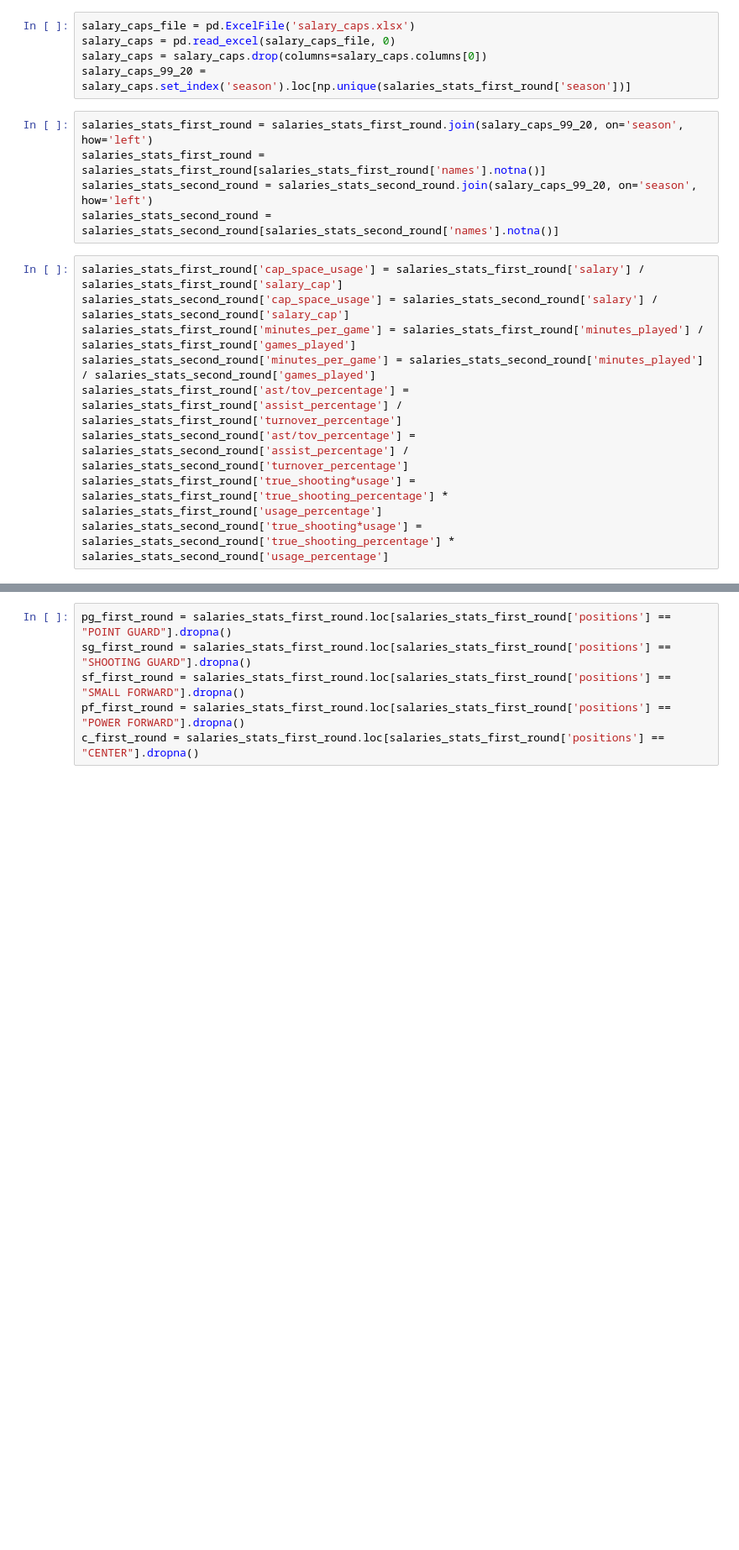
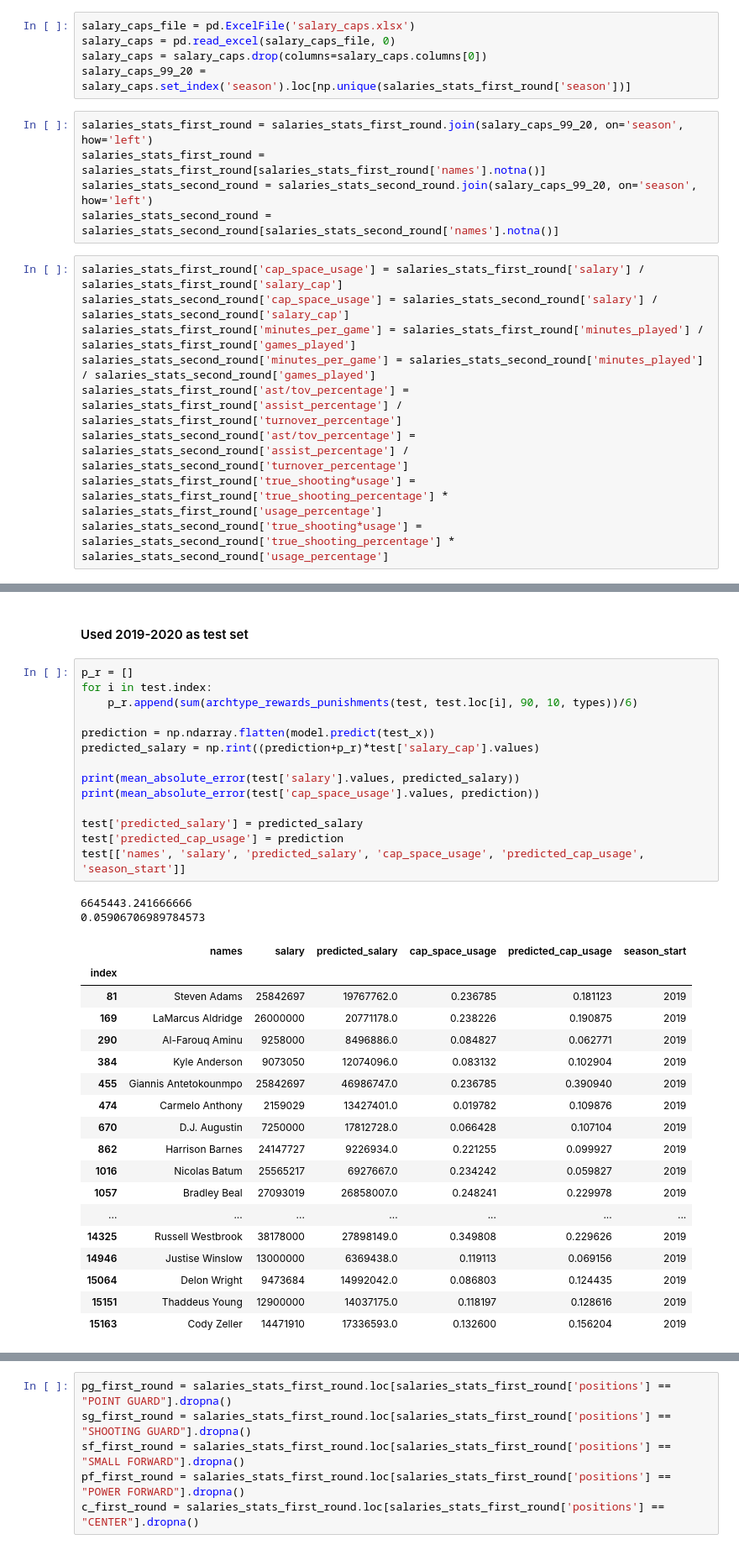
Before and after one commit to ZachLiu519/nba-model, a Jupyter notebook: week_2_data_exploration/filtered_stats_correlations.ipynb, the cells around one changed output, grey strips where cells are left out. Shown: that part at 84% size. Drawn from its saved outputs; the diff is of its cells as text; blank space fills up the shorter version.

```diff
--- a/week_2_data_exploration/filtered_stats_correlations.ipynb
+++ b/week_2_data_exploration/filtered_stats_correlations.ipynb
@@ -130,0 +365,37 @@ Index(['key', 'names', 'salary', 'season_start', 'positions', 'age',
+# %% [markdown]
+#### Used 2019-2020 as test set
+# %%
+p_r = []
+for i in test.index:
+    p_r.append(sum(archtype_rewards_punishments(test, test.loc[i], 90, 10, types))/6)
+
+prediction = np.ndarray.flatten(model.predict(test_x))
+predicted_salary = np.rint((prediction+p_r)*test['salary_cap'].values)
+
+print(mean_absolute_error(test['salary'].values, predicted_salary))
+print(mean_absolute_error(test['cap_space_usage'].values, prediction))
+
+test['predicted_salary'] = predicted_salary
+test['predicted_cap_usage'] = prediction
+test[['names', 'salary', 'predicted_salary', 'cap_space_usage', 'predicted_cap_usage', 'season_start']]
+# %% [output]
+6645443.241666666
+0.05906706989784573
+|  | names | salary | predicted_salary | cap_space_usage | predicted_cap_usage | season_start |
+| index |  |  |  |  |  |  |
+| 81 | Steven Adams | 25842697 | 19767762.0 | 0.236785 | 0.181123 | 2019 |
+| 169 | LaMarcus Aldridge | 26000000 | 20771178.0 | 0.238226 | 0.190875 | 2019 |
+| 290 | Al-Farouq Aminu | 9258000 | 8496886.0 | 0.084827 | 0.062771 | 2019 |
+| 384 | Kyle Anderson | 9073050 | 12074096.0 | 0.083132 | 0.102904 | 2019 |
+| 455 | Giannis Antetokounmpo | 25842697 | 46986747.0 | 0.236785 | 0.390940 | 2019 |
+| 474 | Carmelo Anthony | 2159029 | 13427401.0 | 0.019782 | 0.109876 | 2019 |
+| 670 | D.J. Augustin | 7250000 | 17812728.0 | 0.066428 | 0.107104 | 2019 |
+| 862 | Harrison Barnes | 24147727 | 9226934.0 | 0.221255 | 0.099927 | 2019 |
+| 1016 | Nicolas Batum | 25565217 | 6927667.0 | 0.234242 | 0.059827 | 2019 |
+| 1057 | Bradley Beal | 27093019 | 26858007.0 | 0.248241 | 0.229978 | 2019 |
+| ... | ... | ... | ... | ... | ... | ... |
+| 14325 | Russell Westbrook | 38178000 | 27898149.0 | 0.349808 | 0.229626 | 2019 |
+| 14946 | Justise Winslow | 13000000 | 6369438.0 | 0.119113 | 0.069156 | 2019 |
+| 15064 | Delon Wright | 9473684 | 14992042.0 | 0.086803 | 0.124435 | 2019 |
+| 15151 | Thaddeus Young | 12900000 | 14037175.0 | 0.118197 | 0.128616 | 2019 |
+| 15163 | Cody Zeller | 14471910 | 17336593.0 | 0.132600 | 0.156204 | 2019 |
```
Also changed, not shown: parts of 46 cells of this notebook.
